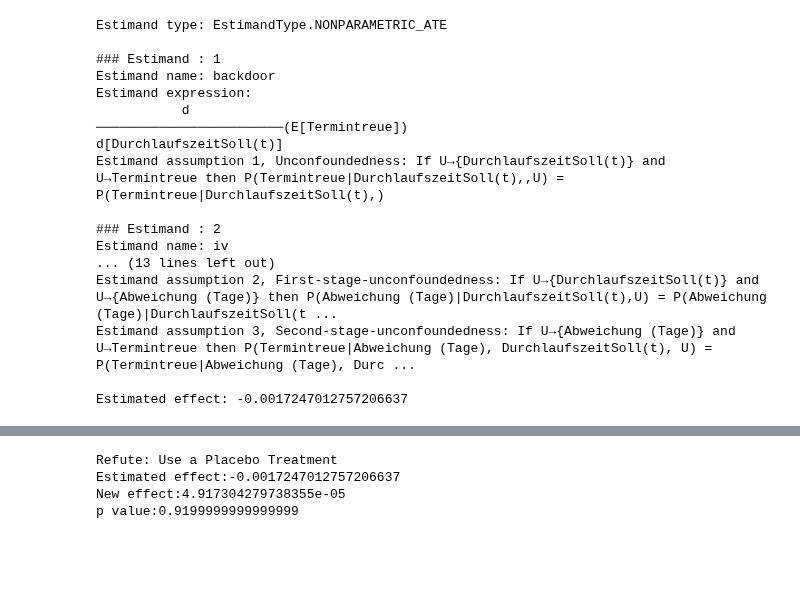
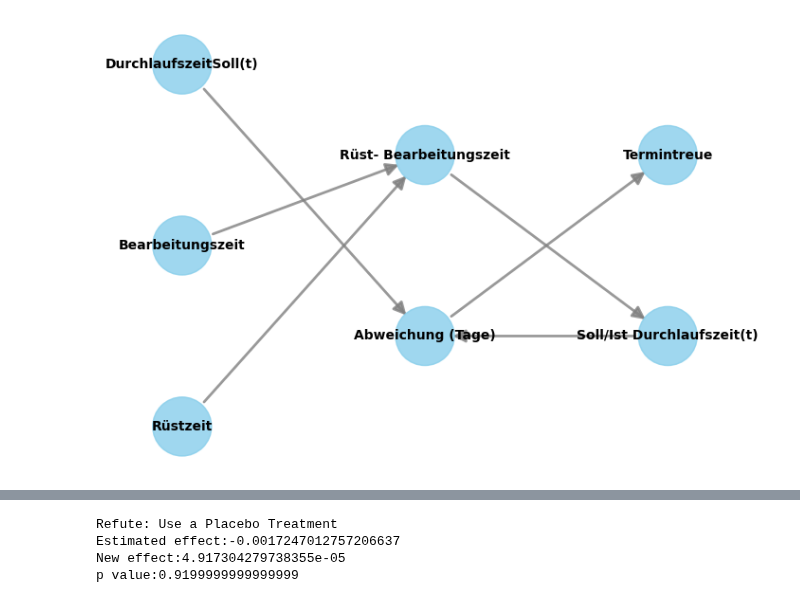
Before and after one commit to nefcheff/BA, a Jupyter notebook: doWhy/causalModelTryV2.ipynb, the cells around one changed output, grey strips where cells are left out. Drawn from its saved outputs; the diff is of its cells as text; code cells hidden in the pictures; blank space fills up the shorter version.

```diff
--- a/doWhy/causalModelTryV2.ipynb
+++ b/doWhy/causalModelTryV2.ipynb
@@ -28,31 +44,8 @@ model = CausalModel(
     outcome="Termintreue",
     graph=G
 )
-# %%
-# 3) Identifizieren und schätzen
-estimand = model.identify_effect()
-print(estimand)
-
-estimate = model.estimate_effect(
-    estimand,
-    method_name="backdoor.linear_regression"
-)
-print("Estimated effect:", estimate.value)
-# %% [output]
-Estimand type: EstimandType.NONPARAMETRIC_ATE
-
-### Estimand : 1
-Estimand name: backdoor
-Estimand expression:
-           d
-────────────────────────(E[Termintreue])
-d[DurchlaufszeitSoll(t)]
-Estimand assumption 1, Unconfoundedness: If U→{DurchlaufszeitSoll(t)} and U→Termintreue then P(Termintreue|DurchlaufszeitSoll(t),,U) = P(Termintreue|DurchlaufszeitSoll(t),)
-
-### Estimand : 2
-Estimand name: iv
-... (13 lines left out)
-Estimand assumption 2, First-stage-unconfoundedness: If U→{DurchlaufszeitSoll(t)} and U→{Abweichung (Tage)} then P(Abweichung (Tage)|DurchlaufszeitSoll(t),U) = P(Abweichung (Tage)|DurchlaufszeitSoll(t ...
-Estimand assumption 3, Second-stage-unconfoundedness: If U→{Abweichung (Tage)} and U→Termintreue then P(Termintreue|Abweichung (Tage), DurchlaufszeitSoll(t), U) = P(Termintreue|Abweichung (Tage), Durc ...
-
-Estimated effect: -0.0017247012757206637
+# %%
+# 4) kurze Vorschau mit Visueller sicherstellung der Korrekten Implementierung
+model.view_model()
+# %% [output]
+[figure, added]
```
Also changed, not shown: parts of 13 cells of this notebook.
